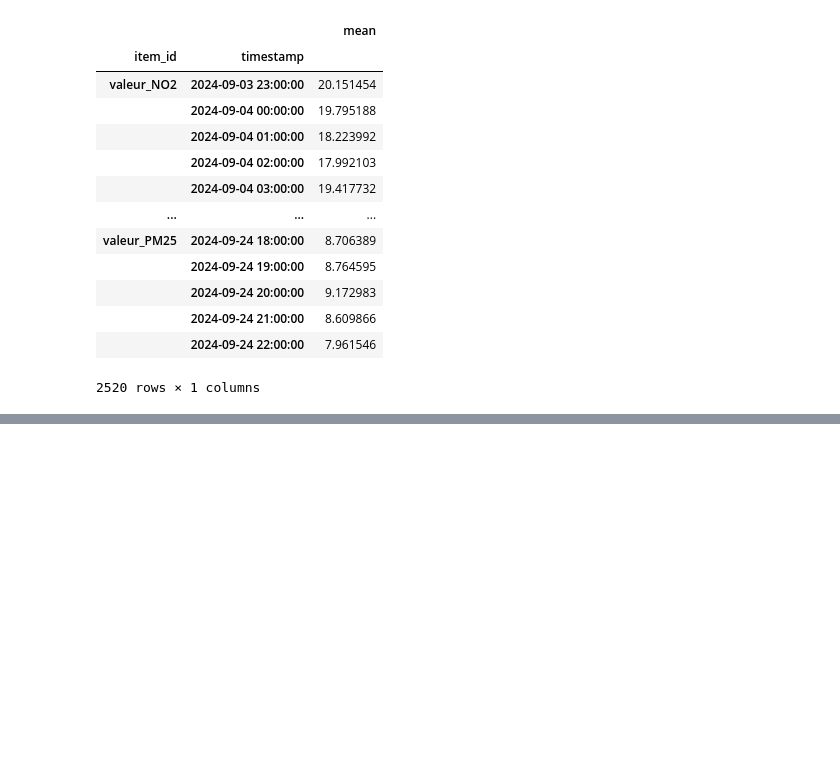
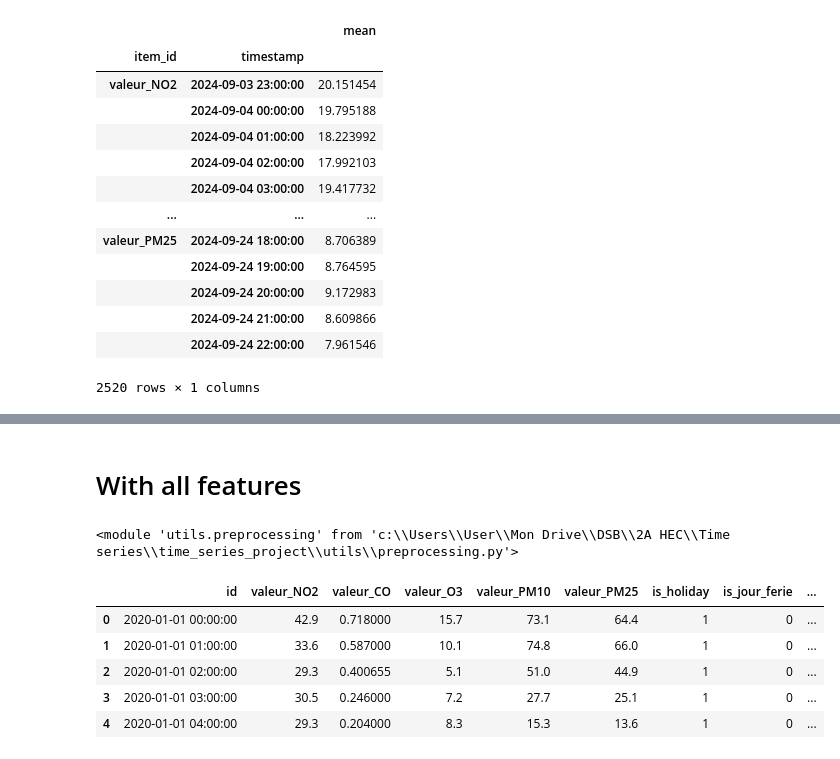
Before and after one commit to matthieudelsart/time_series_project, a Jupyter notebook: ag.ipynb, the cells around one changed output, grey strips where cells are left out. Saved outputs shown, nothing was run; the diff lists cells and outputs as text; code cells hidden in the pictures; blank space fills up the shorter version.

```diff
--- a/ag.ipynb
+++ b/ag.ipynb
@@ -137,0 +101,26 @@ data
+# %% [markdown]
+# With all features
+# %%
+import importlib
+
+import utils.preprocessing
+
+importlib.reload(utils.preprocessing)
+# %% [output]
+<module 'utils.preprocessing' from 'c:\\Users\\User\\Mon Drive\\DSB\\2A HEC\\Time series\\time_series_project\\utils\\preprocessing.py'>
+# %%
+from utils.preprocessing import preprocess_data
+data = pd.read_csv('data/imputed_train.csv')
+data = preprocess_data(data, add_filter_outliers=False, add_cyclic_features=False)
+data = data[['id', 'valeur_NO2', 'valeur_CO', 'valeur_O3', 'valeur_PM10',
+       'valeur_PM25', 'is_holiday', 'is_jour_ferie', 'precipitation',
+       'wind_speed', 'temperature', 'humidity', 'pressure', 'visibility',
+       'global_solar_radiation','is_weekend']]
+data.head()
+# %% [output]
+|  | id | valeur_NO2 | valeur_CO | valeur_O3 | valeur_PM10 | valeur_PM25 | is_holiday | is_jour_ferie | ... |
+| 0 | 2020-01-01 00:00:00 | 42.9 | 0.718000 | 15.7 | 73.1 | 64.4 | 1 | 0 | ... |
+| 1 | 2020-01-01 01:00:00 | 33.6 | 0.587000 | 10.1 | 74.8 | 66.0 | 1 | 0 | ... |
+| 2 | 2020-01-01 02:00:00 | 29.3 | 0.400655 | 5.1 | 51.0 | 44.9 | 1 | 0 | ... |
+| 3 | 2020-01-01 03:00:00 | 30.5 | 0.246000 | 7.2 | 27.7 | 25.1 | 1 | 0 | ... |
+| 4 | 2020-01-01 04:00:00 | 29.3 | 0.204000 | 8.3 | 15.3 | 13.6 | 1 | 0 | ... |
```
Also changed, not shown: parts of 7 cells of this notebook, 3 other files.
